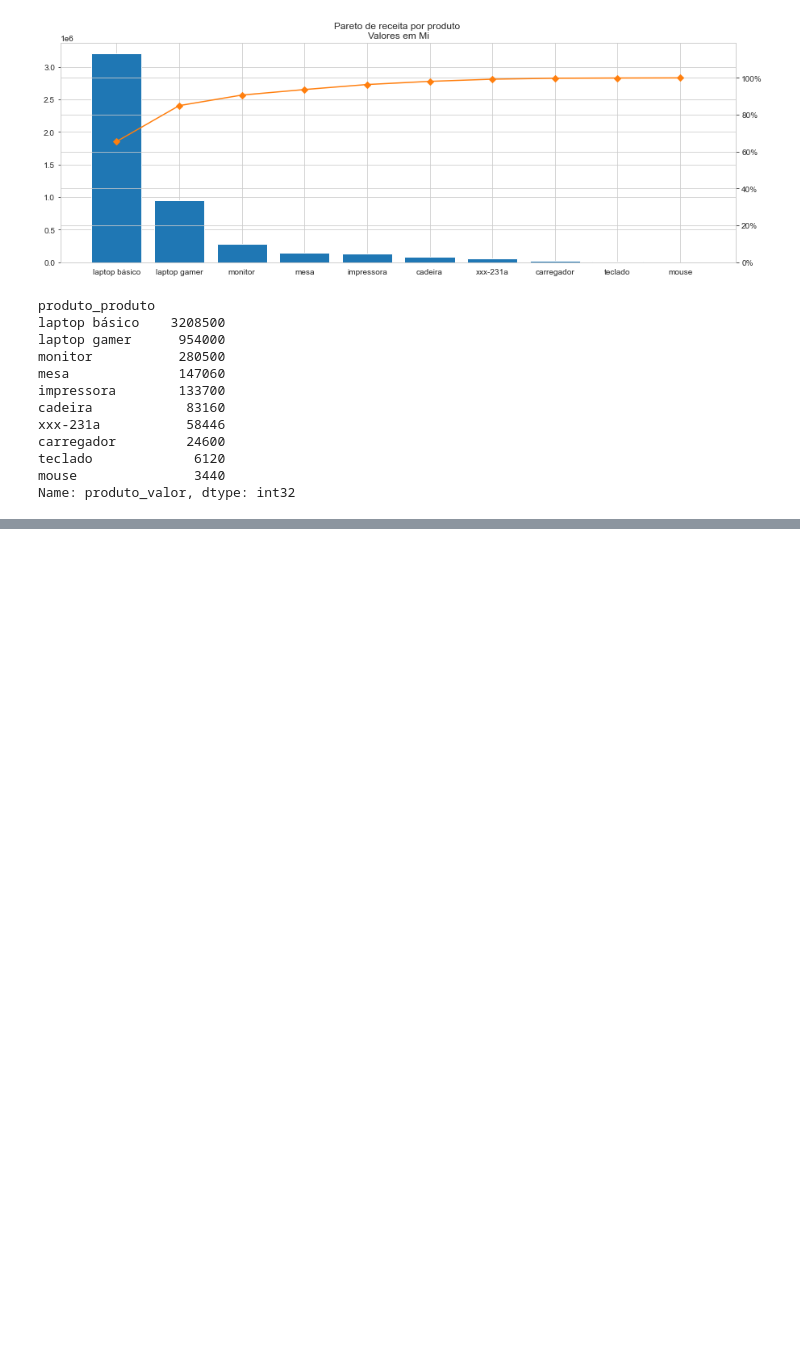
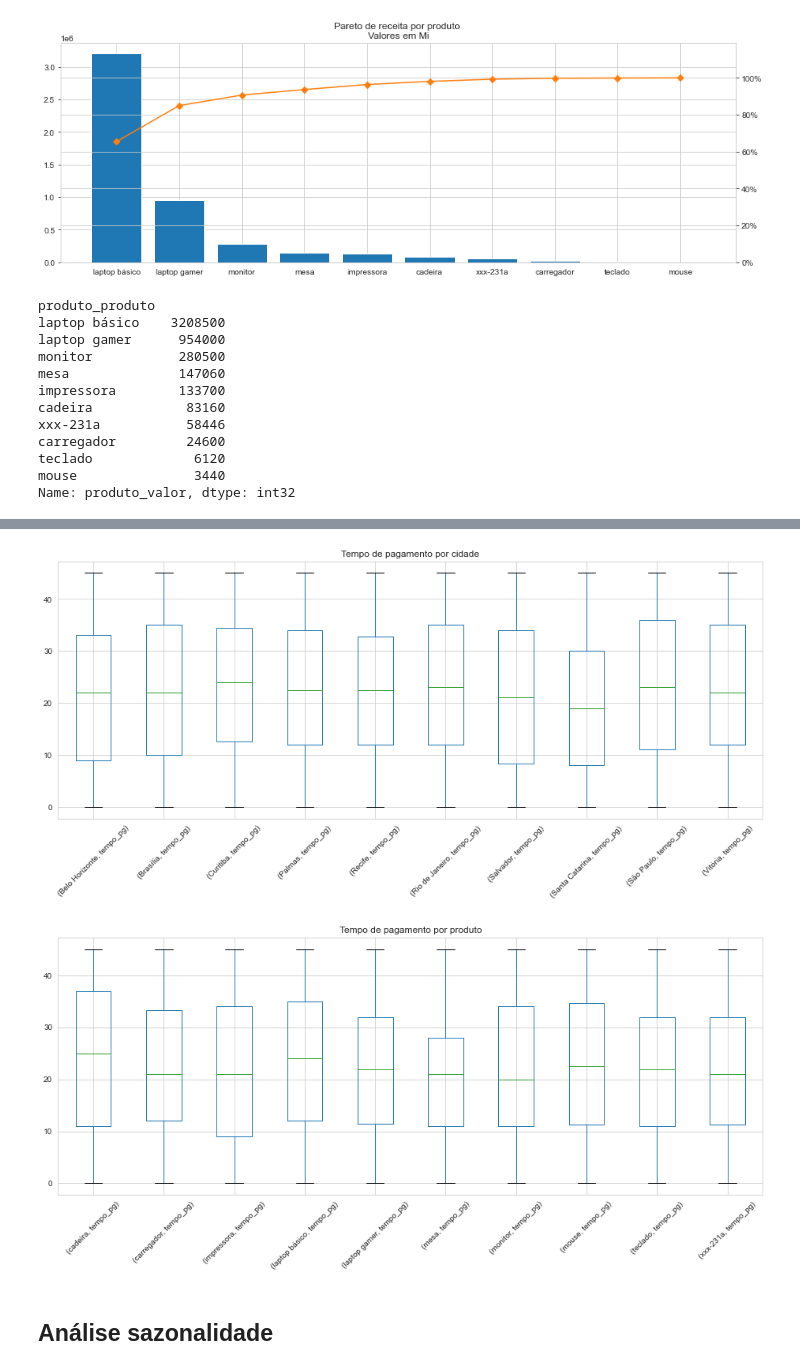
Before and after one commit to italocreator/heros-journey, a Jupyter notebook: Projeto_20211115/202111115_tratamento/5-Analises_Insights/20211115_Analises.ipynb, the cells around one changed output, grey strips where cells are left out. Drawn from its saved outputs; the diff is of its cells as text; code cells hidden in the pictures; blank space fills up the shorter version.

```diff
--- a/Projeto_20211115/202111115_tratamento/5-Analises_Insights/20211115_Analises.ipynb
+++ b/Projeto_20211115/202111115_tratamento/5-Analises_Insights/20211115_Analises.ipynb
@@ -433,0 +501,17 @@ Name: produto_valor, dtype: int32
+# %%
+plt.figure(figsize=(16, 6))
+df[['loja_cidade', 'tempo_pg']].groupby('loja_cidade').boxplot('tempo_pg')
+plt.title('Tempo de pagamento por cidade')
+plt.xticks(rotation=45)
+plt.show()
+
+plt.figure(figsize=(16, 6))
+df[['produto_produto', 'tempo_pg']].groupby('produto_produto').boxplot('tempo_pg')
+plt.title('Tempo de pagamento por produto')
+plt.xticks(rotation=45)
+plt.show()
+# %% [output]
+[figure, added]
+[figure, added]
+# %% [markdown]
+## Análise sazonalidade
```
Also changed, not shown: parts of 13 cells of this notebook, 1 other file.
